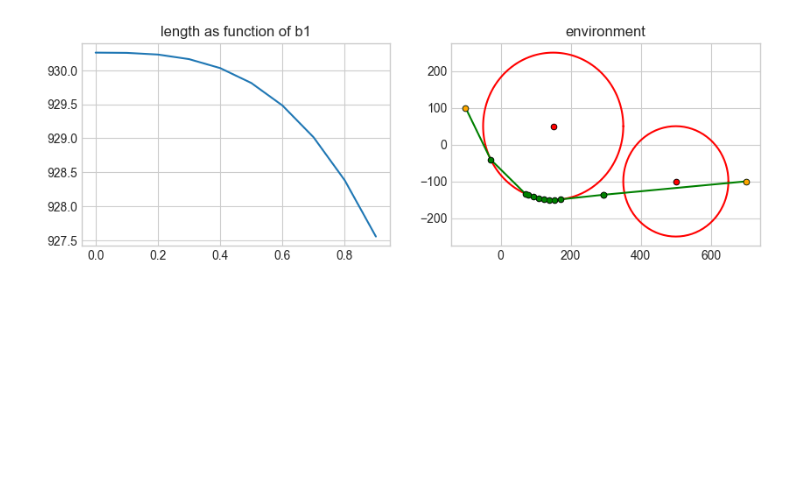
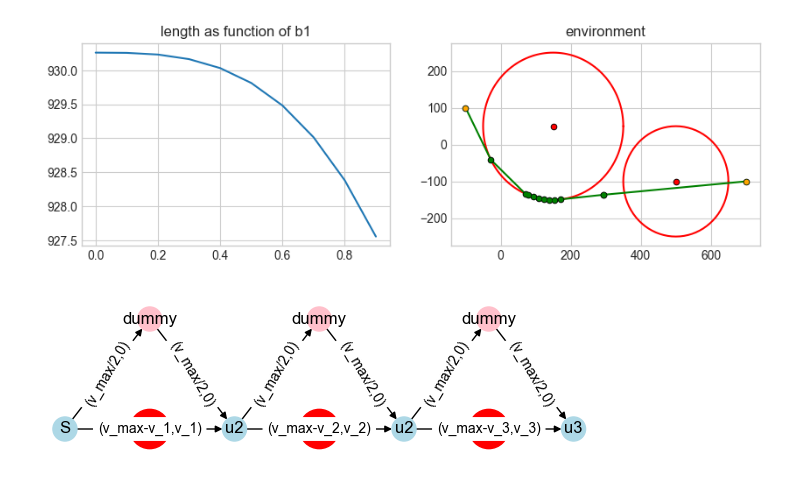
Before and after one commit to Elilgo324/quick-and-safe, a Jupyter notebook: algorithms/main.ipynb, the cells around one changed output. Saved outputs shown, nothing was run; the diff lists cells and outputs as text; code cells hidden in the pictures; blank space fills up the shorter version.

Commit message:
created paper plots

```diff
--- a/algorithms/main.ipynb
+++ b/algorithms/main.ipynb
@@ -137,3 +146,53 @@ circle2.plot()
 Path(path).plot()
 # %% [output]
 [figure]
+# %%
+import networkx as nx
+
+g = nx.DiGraph()
+
+g.add_edge((10, 10), (20, 10))
+g.add_edge((20, 10), (30, 10))
+g.add_edge((30, 10), (40, 10))
+
+g.add_edge((10, 10), (15, 15))
+g.add_edge((15, 15), (20, 10))
+g.add_edge((20, 10), (25, 15))
+g.add_edge((25, 15), (30, 10))
+g.add_edge((30, 10), (35, 15))
+g.add_edge((35, 15), (40, 10))
+# %%
+plt.figure(figsize=(7,2))
+colors = ['pink'  if (node[0] % 10 == 5) else 'lightblue' for node in g.nodes]
+labels = {}
+labels[(10,10)] = 'S'
+labels[(20,10)] = 'u2'
+labels[(30,10)] = 'u2'
+labels[(40,10)] = 'u3'
+
+labels[(15,15)] = 'dummy'
+labels[(25,15)] = 'dummy'
+labels[(35,15)] = 'dummy'
+
+plt.scatter([15,25,35],[10,10,10],color='red',zorder=1,s=[800 for i in range(3)])
+
+nx.draw(g, pos={node: node for node in g.nodes}, node_color=colors, labels=labels, with_labels=True)
+nx.draw_networkx_edge_labels(
+    g, {node: node for node in g.nodes},
+    edge_labels={((10,10), (20,10)): '(v_max-v_1,v_1)',
+                 ((20,10), (30,10)): '(v_max-v_2,v_2)',
+                 ((30,10), (40,10)): '(v_max-v_3,v_3)',
+                 ((10,10), (15,15)): '(v_max/2,0)',
+                 ((20,10), (25,15)): '(v_max/2,0)',
+                 ((30,10), (35,15)): '(v_max/2,0)',
+                 ((15,15), (20,10)): '(v_max/2,0)',
+                 ((25,15), (30,10)): '(v_max/2,0)',
+                 ((35,15), (40,10)): '(v_max/2,0)'},
+    font_color='black'
+)
+
+plt.xlim([9,41])
+plt.ylim([9,16])
+plt.savefig('reduction_from_knapsack.png')
+# %% [output]
+[figure, added]
```
Also changed, not shown: parts of 11 cells of this notebook, 1 other file.
